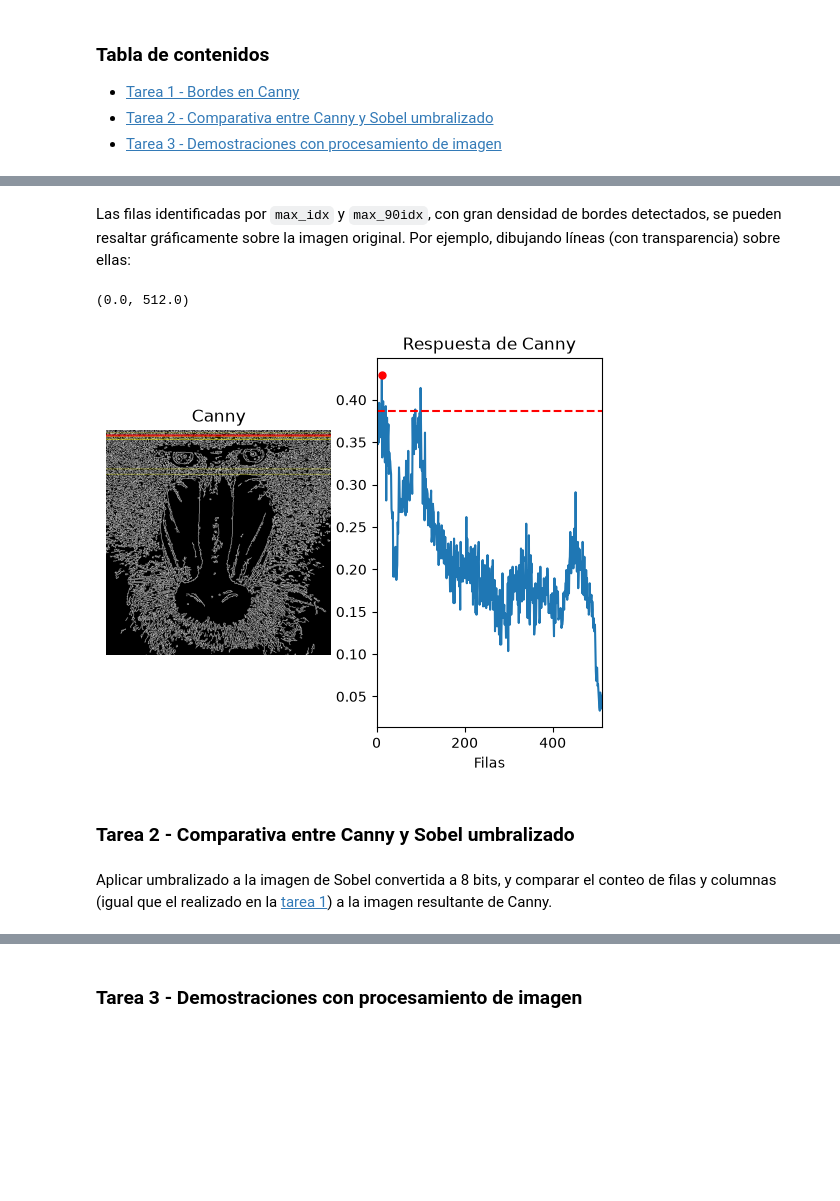
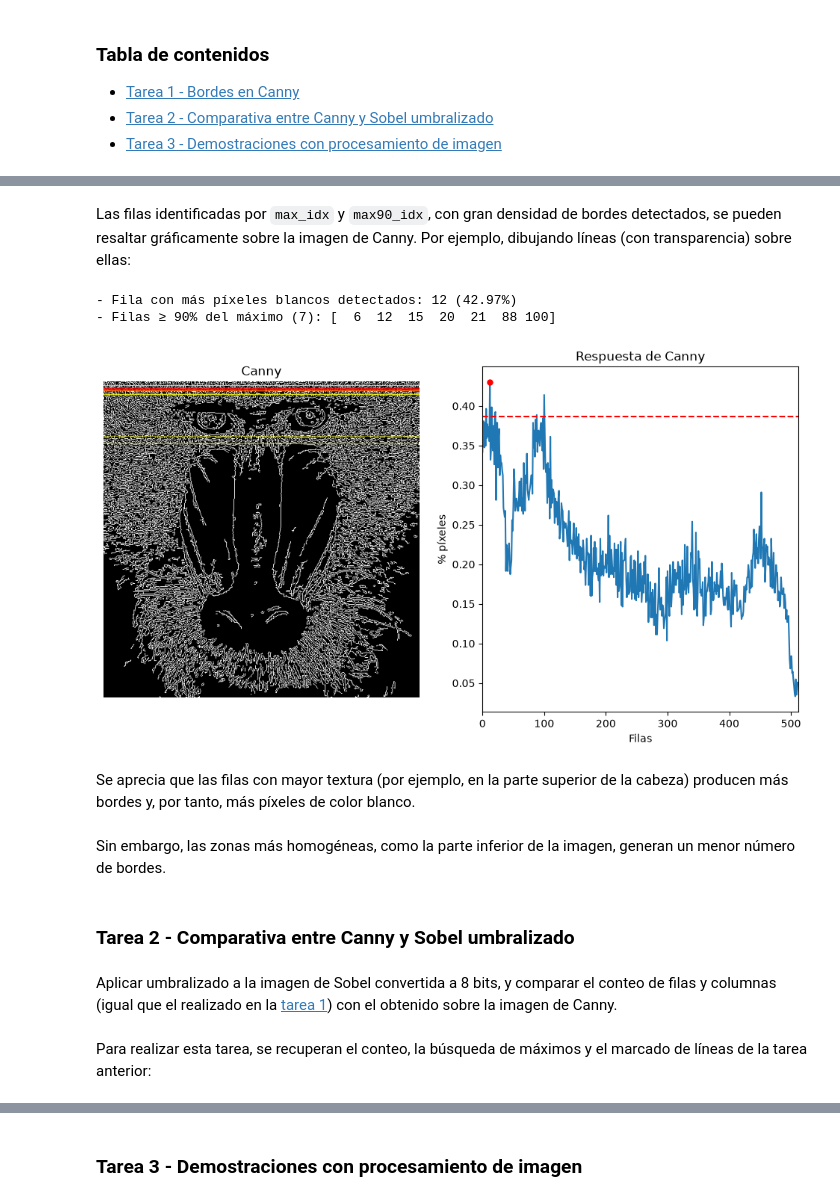
Before and after one commit to alejandra-rs/prac-VC, a Jupyter notebook: prac2/prac2.ipynb, the cells around one changed output, grey strips where cells are left out. Cells and saved outputs as stored; diff of their text form; code cells hidden in the pictures; blank space fills up the shorter version.

```diff
--- a/prac2/prac2.ipynb
+++ b/prac2/prac2.ipynb
@@ -19,7 +19,7 @@ Para realizar esta tarea, primero se debe realizar el recuento de bordes detecta
 # %%
 def row_counts(image):
-    row_counts = cv2.reduce(image, 1, cv2.REDUCE_SUM, dtype=cv2.CV_32SC1).reshape(-1)
-    return row_counts / (255 * image.shape[1])
+    counts = cv2.reduce(image, 1, cv2.REDUCE_SUM, dtype=cv2.CV_32SC1).reshape(-1)
+    return counts / (255 * image.shape[1])
 # %%
 img = cv2.imread('exercises/mandril.jpg')
 gris = cv2.cvtColor(img, cv2.COLOR_BGR2GRAY)
@@ -37,9 +37,9 @@ def find_max_idx(rows):
 def find_max90_idx(rows, max_idx):
     return np.where(rows >= 0.9 * rows[max_idx])[0]
 # %% [markdown]
-Las filas identificadas por `max_idx` y `max_90idx`, con gran densidad de bordes detectados, se pueden resaltar gráficamente sobre la imagen original. Por ejemplo, dibujando líneas (con transparencia) sobre ellas:
+Las filas identificadas por `max_idx` y `max90_idx`, con gran densidad de bordes detectados, se pueden resaltar gráficamente sobre la imagen de Canny. Por ejemplo, dibujando líneas (con transparencia) sobre ellas:
 # %%
-def draw_threshold(image, max_idx, threshold_idx, alpha=0.5):
+def draw_threshold(image, max_idx, threshold_idx, alpha=0.8):
     overlay = image.copy()
     for idx in threshold_idx:
         cv2.line(overlay, (0, idx), (image.shape[1], idx), (255, 255, 0), 1)
@@ -51,29 +51,39 @@ max_idx = find_max_idx(rows)
 max90_idx = find_max90_idx(rows, max_idx)
 
 canny_rgb = cv2.cvtColor(canny, cv2.COLOR_GRAY2RGB)
+# %%
+print(f"- Fila con más píxeles blancos detectados: {max_idx} ({rows[max_idx]:.2%})")
+print(f"- Filas ≥ 90% del máximo ({len(max90_idx)}): {max90_idx}")
+# %% [output]
+- Fila con más píxeles blancos detectados: 12 (42.97%)
+- Filas ≥ 90% del máximo (7): [  6  12  15  20  21  88 100]
 # %%
-plt.figure()
+plt.figure(figsize=(12, 6))
 plt.subplot(1, 2, 1)
 plt.axis("off")
 plt.title("Canny")
-plt.imshow(draw_threshold(canny_rgb, max_idx, max90_idx, 0.7))
+plt.imshow(draw_threshold(canny_rgb, max_idx, max90_idx))
 
 plt.subplot(1, 2, 2)
 plt.title("Respuesta de Canny")
 plt.xlabel("Filas")
 plt.ylabel("% píxeles")
 
 plt.plot(rows)
 plt.plot(max_idx, rows[max_idx], 'o', markersize=5, color='red')
 plt.axhline(y=0.9 * rows[max_idx], linestyle='--', color='red')
-plt.xlim([0, canny.shape[1]])
+plt.xlim([0, canny.shape[0]])
+plt.show()
 # %% [output]
-(0.0, 512.0)
-[figure, old version]
+[figure, new version]
+# %% [markdown]
+Se aprecia que las filas con mayor textura (por ejemplo, en la parte superior de la cabeza) producen más bordes y, por tanto, más píxeles de color blanco.
+<br><br>
+Sin embargo, las zonas más homogéneas, como la parte inferior de la imagen, generan un menor número de bordes.
 # %% [markdown]
 ### Tarea 2 - Comparativa entre Canny y Sobel umbralizado
 # %% [markdown]
-Aplicar umbralizado a la imagen de Sobel convertida a 8 bits, y comparar el conteo de filas y columnas (igual que el realizado en la [tarea 1](#tarea-1---bordes-en-canny)) a la imagen resultante de Canny.
+Aplicar umbralizado a la imagen de Sobel convertida a 8 bits, y comparar el conteo de filas y columnas (igual que el realizado en la [tarea 1](#tarea-1---bordes-en-canny)) con el obtenido sobre la imagen de Canny.
 # %%
 import cv2
 import numpy as np
@@ -82,3 +91,5 @@ import matplotlib.gridspec as gridspec
+# %% [markdown]
+Para realizar esta tarea, se recuperan el conteo, la búsqueda de máximos y el marcado de líneas de la tarea anterior:
 # %%
 def row_counts(image):
     row_counts = cv2.reduce(image, 1, cv2.REDUCE_SUM, dtype=cv2.CV_32SC1).reshape(-1)
```
Also changed, not shown: parts of 43 cells of this notebook, 16 other files.
